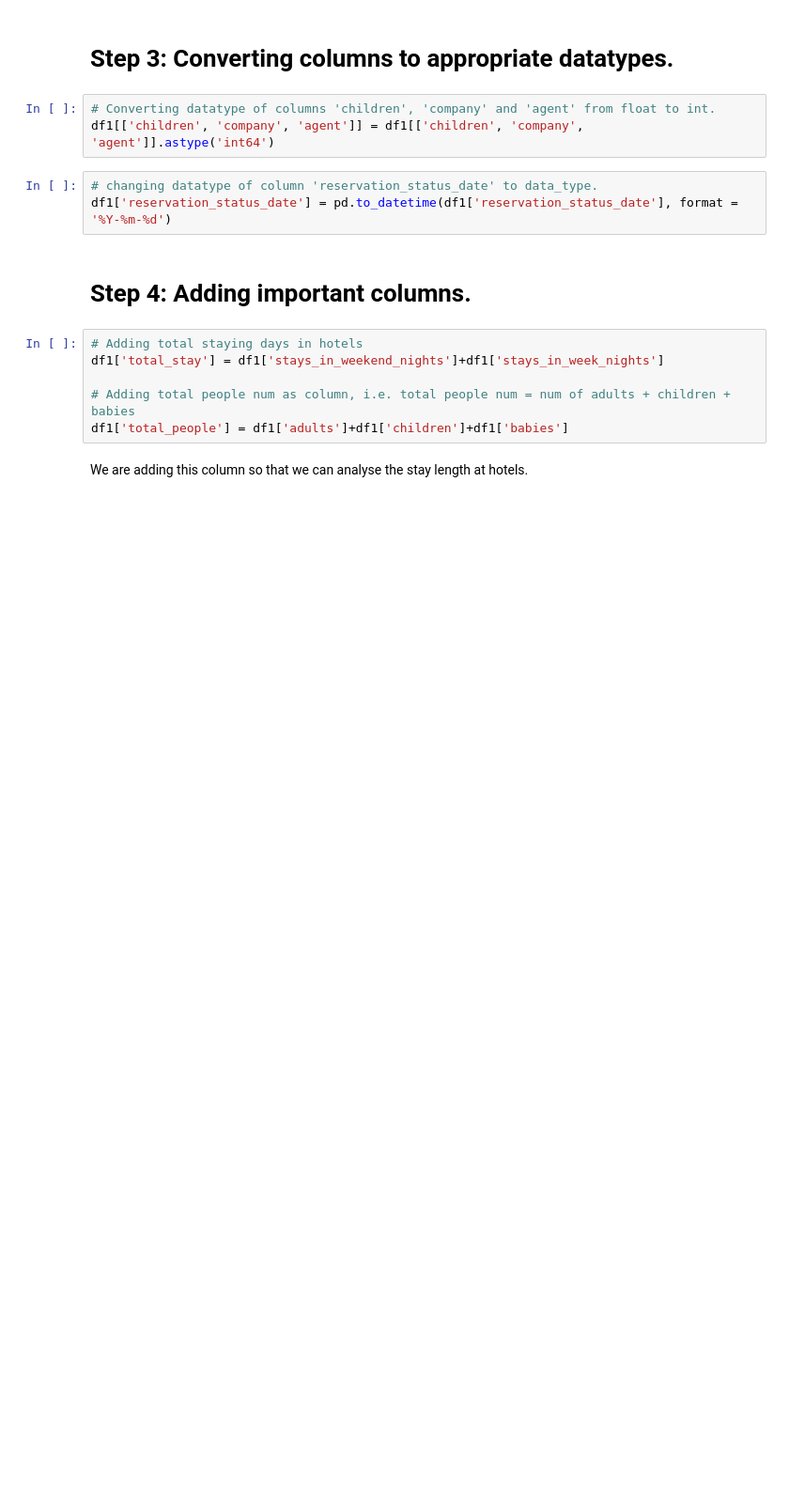
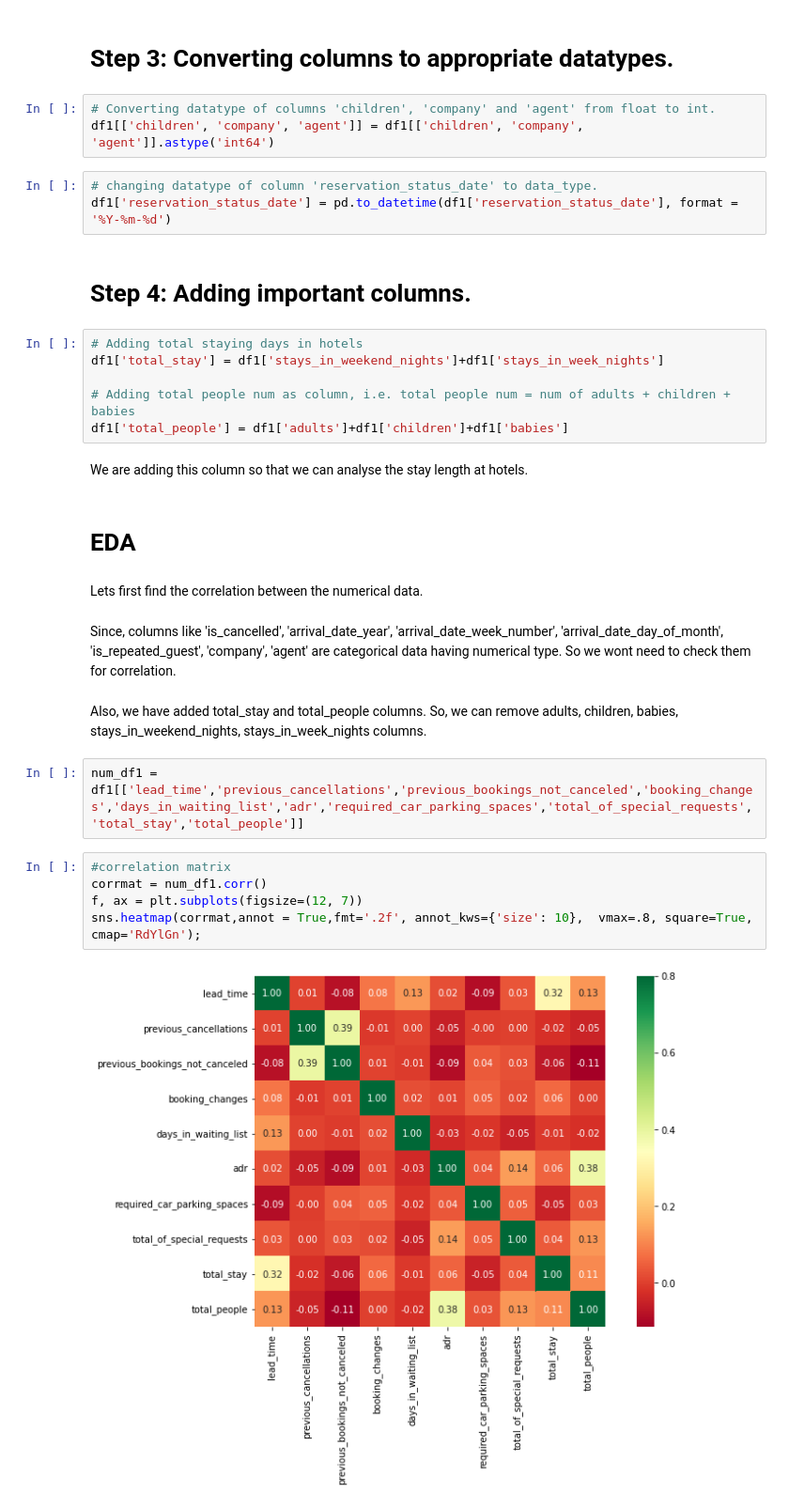
Before and after one commit to mithin321/Hotel-booking-analysis, a Jupyter notebook: Mithin_Barde__Hotel_Booking_Analysis_Capstone_Project.ipynb, the cells around one changed output. Shown at 94% size. Cells and saved outputs as stored; diff of their text form; blank space fills up the shorter version.

Commit message:
Hotel Booking Analysis Part 2

```diff
--- a/Mithin_Barde__Hotel_Booking_Analysis_Capstone_Project.ipynb
+++ b/Mithin_Barde__Hotel_Booking_Analysis_Capstone_Project.ipynb
@@ -200,3 +200,20 @@ df1['total_stay'] = df1['stays_in_weekend_nights']+df1['stays_in_week_nights']
 df1['total_people'] = df1['adults']+df1['children']+df1['babies']
 # %% [markdown]
  We are adding this column so that we can analyse the stay length at hotels.
+# %% [markdown]
+# EDA
+# %% [markdown]
+Lets first find the correlation between the numerical data.
+# %% [markdown]
+Since, columns like 'is_cancelled', 'arrival_date_year', 'arrival_date_week_number', 'arrival_date_day_of_month', 'is_repeated_guest', 'company', 'agent' are categorical data having numerical type. So we wont need to check them for correlation.
+# %% [markdown]
+Also, we have added total_stay and total_people columns. So, we can remove adults, children, babies, stays_in_weekend_nights, stays_in_week_nights columns.
+# %%
+num_df1 = df1[['lead_time','previous_cancellations','previous_bookings_not_canceled','booking_changes','days_in_waiting_list','adr','required_car_parking_spaces','total_of_special_requests','total_stay','total_people']]
+# %%
+#correlation matrix
+corrmat = num_df1.corr()
+f, ax = plt.subplots(figsize=(12, 7))
+sns.heatmap(corrmat,annot = True,fmt='.2f', annot_kws={'size': 10},  vmax=.8, square=True, cmap='RdYlGn');
+# %% [output]
+[figure, added]
```
Also changed, not shown: parts of 75 cells of this notebook.
